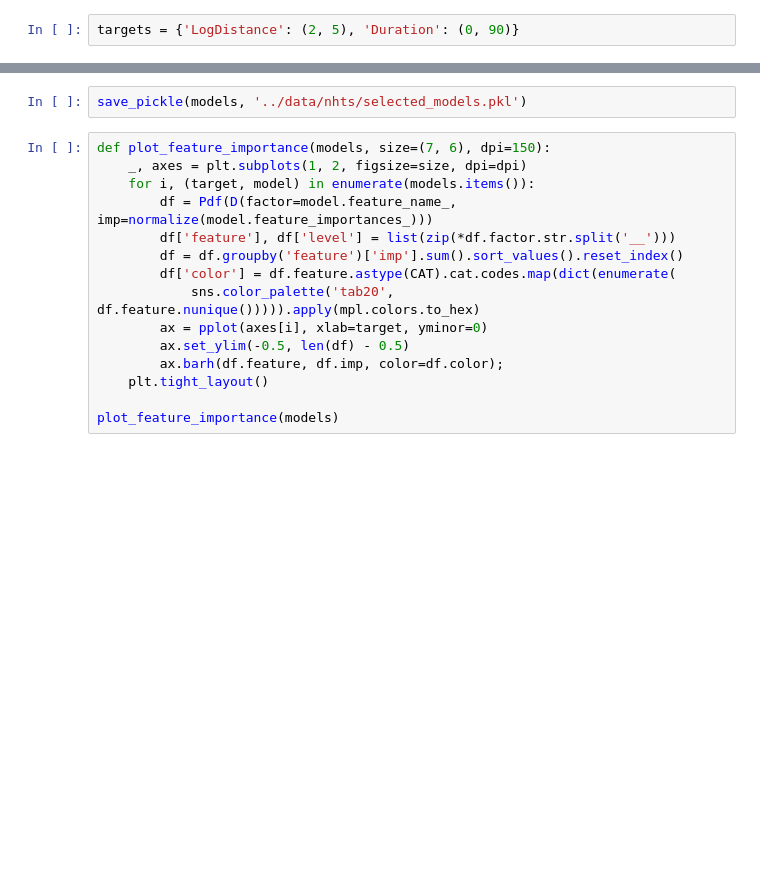
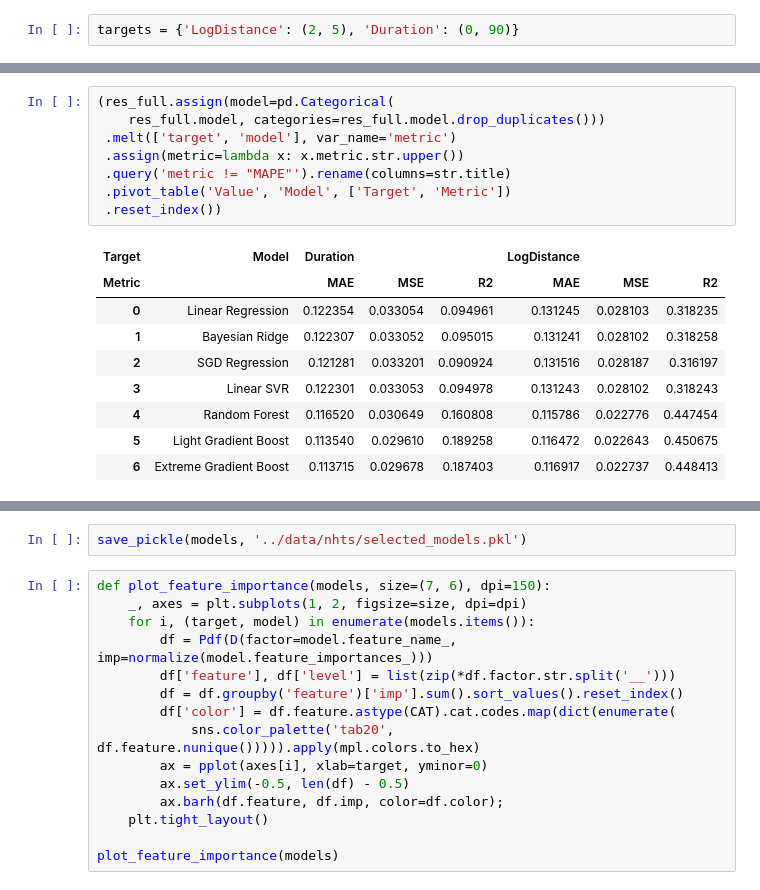
Before and after one commit to rvanxer/spr_4711, a Jupyter notebook: code/nhts_model.ipynb, the cells around one changed output, grey strips where cells are left out. Drawn from its saved outputs; the diff is of its cells as text; blank space fills up the shorter version.

```diff
--- a/code/nhts_model.ipynb
+++ b/code/nhts_model.ipynb
@@ -133 +148,19 @@ res_full = compare_reg_full(res_mini, ds_full, overwrite=0).disp() # t=9:30
+# %%
+(res_full.assign(model=pd.Categorical(
+    res_full.model, categories=res_full.model.drop_duplicates()))
+ .melt(['target', 'model'], var_name='metric')
+ .assign(metric=lambda x: x.metric.str.upper())
+ .query('metric != "MAPE"').rename(columns=str.title)
+ .pivot_table('Value', 'Model', ['Target', 'Metric'])
+ .reset_index())
+# %% [output]
+| Target | Model | Duration |  |  | LogDistance |  |  |
+| Metric |  | MAE | MSE | R2 | MAE | MSE | R2 |
+| 0 | Linear Regression | 0.122354 | 0.033054 | 0.094961 | 0.131245 | 0.028103 | 0.318235 |
+| 1 | Bayesian Ridge | 0.122307 | 0.033052 | 0.095015 | 0.131241 | 0.028102 | 0.318258 |
+| 2 | SGD Regression | 0.121281 | 0.033201 | 0.090924 | 0.131516 | 0.028187 | 0.316197 |
+| 3 | Linear SVR | 0.122301 | 0.033053 | 0.094978 | 0.131243 | 0.028102 | 0.318243 |
+| 4 | Random Forest | 0.116520 | 0.030649 | 0.160808 | 0.115786 | 0.022776 | 0.447454 |
+| 5 | Light Gradient Boost | 0.113540 | 0.029610 | 0.189258 | 0.116472 | 0.022643 | 0.450675 |
+| 6 | Extreme Gradient Boost | 0.113715 | 0.029678 | 0.187403 | 0.116917 | 0.022737 | 0.448413 |
 # %%
```
Also changed, not shown: parts of 18 cells of this notebook, 2 other files.
